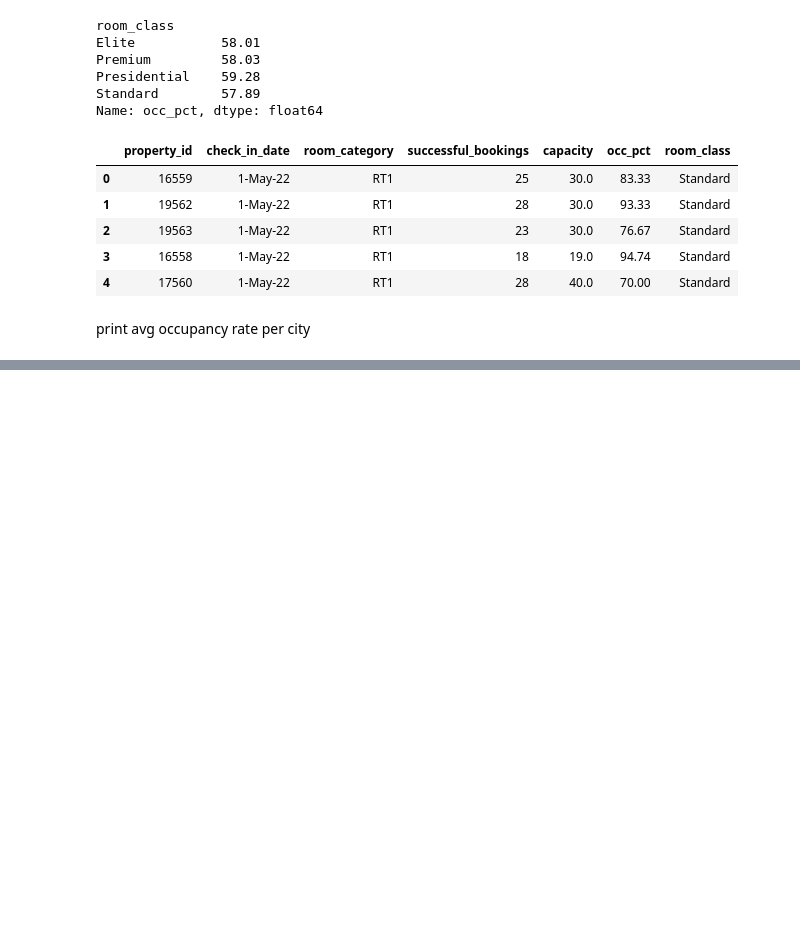
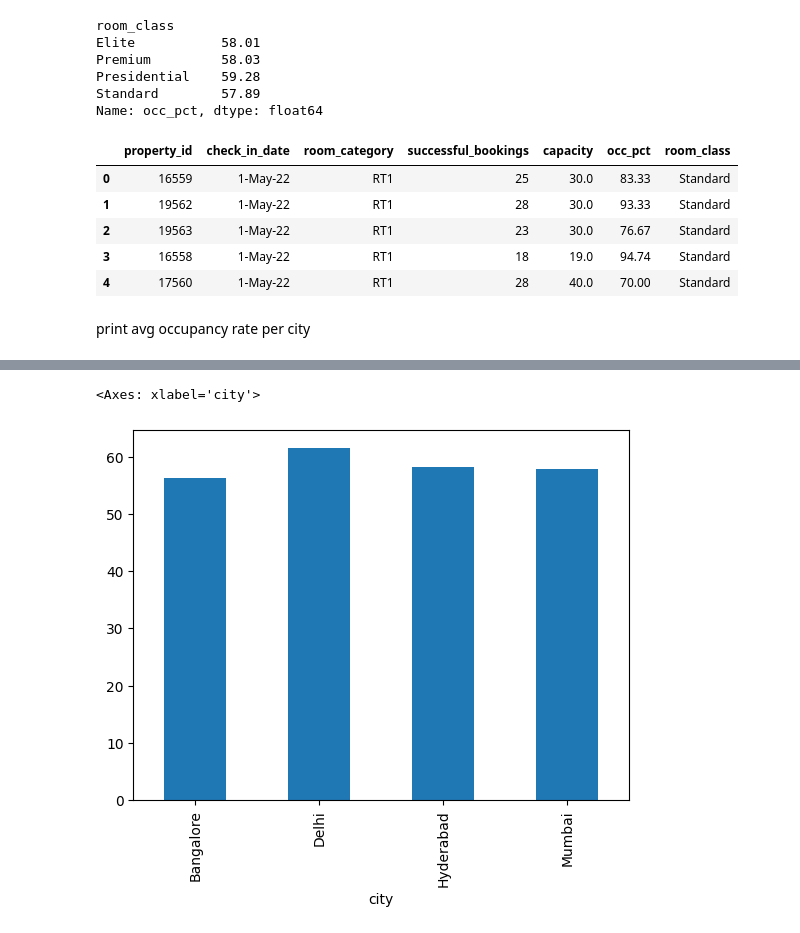
Before and after one commit to predictor450v/EDA_ANALYSIS_HOSPITALITY, a Jupyter notebook: analysis.ipynb, the cells around one changed output, grey strips where cells are left out. Saved outputs shown, nothing was run; the diff lists cells and outputs as text; code cells hidden in the pictures; blank space fills up the shorter version.

Commit message:
avg occupency per city

```diff
--- a/analysis.ipynb
+++ b/analysis.ipynb
@@ -722,0 +730,3 @@ print avg occupancy rate per city
+# %%
+df = pd.merge(df,df_hotels, on= 'property_id')
+df.head()
@@ -722,0 +740,5 @@ print avg occupancy rate per city
+# %%
+df.groupby('city')['occ_pct'].mean().plot(kind='bar')
+# %% [output]
+<Axes: xlabel='city'>
+[figure, added]
```
Also changed, not shown: parts of 6 cells of this notebook.
